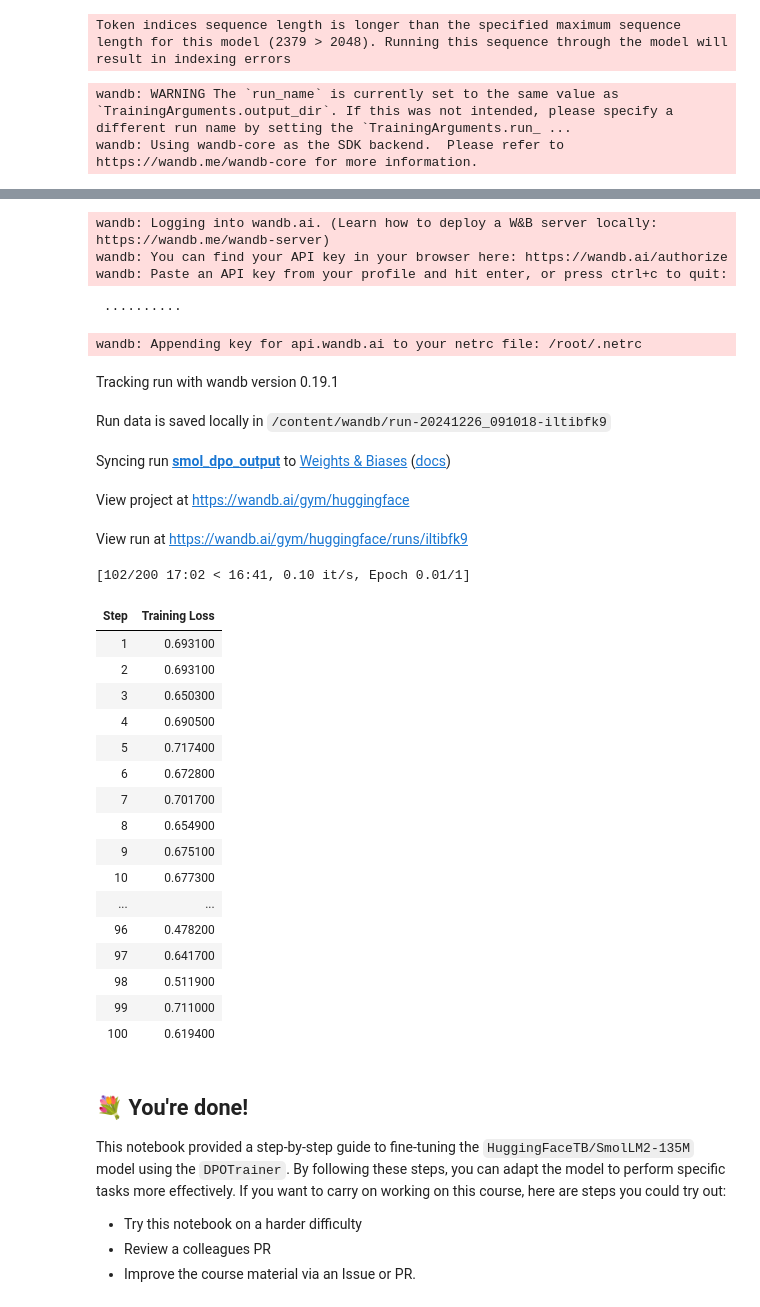
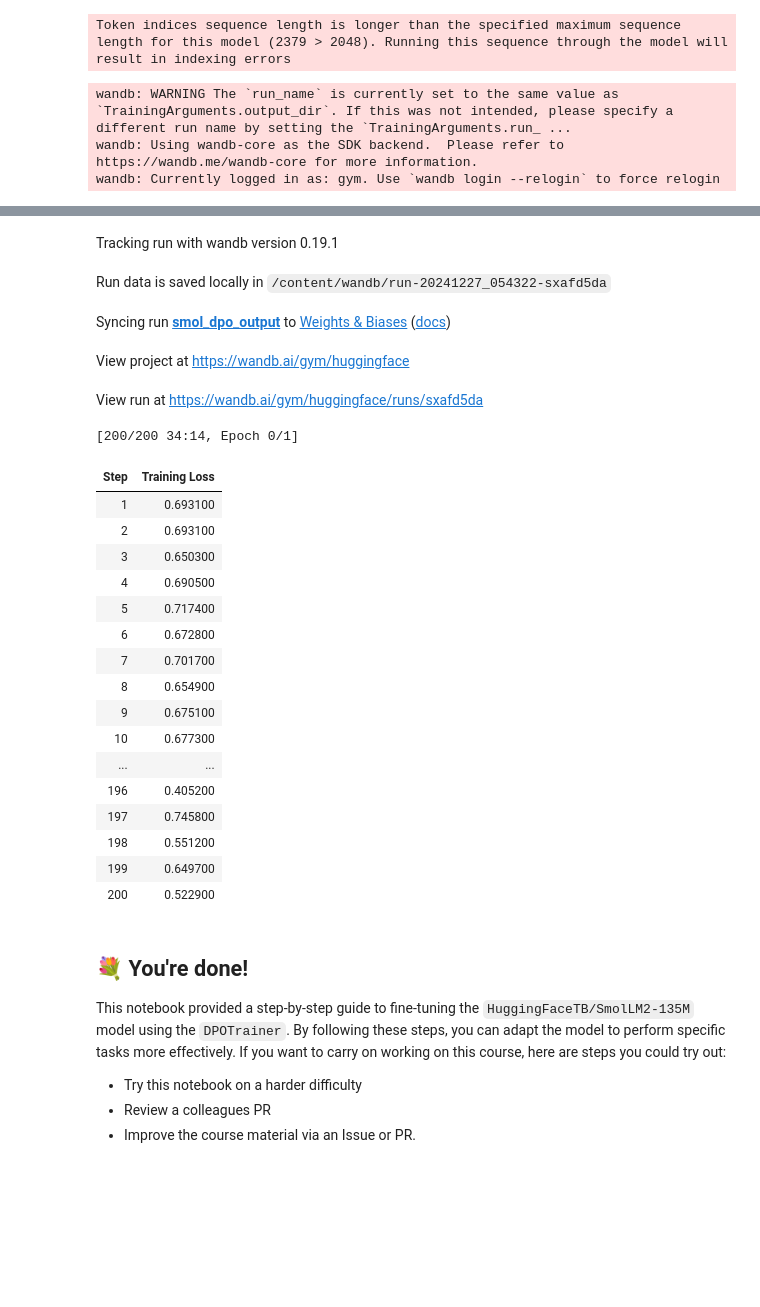
Before and after one commit to mathur-exe/smol-course, a Jupyter notebook: 2_preference_alignment/notebooks/dpo_finetuning_example.ipynb, the cells around one changed output, grey strips where cells are left out. Cells and saved outputs as stored; diff of their text form; code cells hidden in the pictures; blank space fills up the shorter version.

```diff
--- a/2_preference_alignment/notebooks/dpo_finetuning_example.ipynb
+++ b/2_preference_alignment/notebooks/dpo_finetuning_example.ipynb
@@ -151,6 +151,8 @@ trainer = DPOTrainer(
 # %% [output]
 Token indices sequence length is longer than the specified maximum sequence length for this model (2379 > 2048). Running this sequence through the model will result in indexing errors
 # %%
+os.environ["WANDB_API_KEY"] = "0c4ce13dc6d2df0604c3942a29da6ed7128e7b2f"
+
 # Train the model
 trainer.train()
 
@@ -163,3 +165,4 @@ if os.getenv("HF_TOKEN"):
 # %% [output]
 wandb: WARNING The `run_name` is currently set to the same value as `TrainingArguments.output_dir`. If this was not intended, please specify a different run name by setting the `TrainingArguments.run_ ...
 wandb: Using wandb-core as the SDK backend.  Please refer to https://wandb.me/wandb-core for more information.
+wandb: Currently logged in as: gym. Use `wandb login --relogin` to force relogin
@@ -167,31 +169,26 @@ wandb: Using wandb-core as the SDK backend.  Please refer to https://wandb.me/wa
-wandb: Logging into wandb.ai. (Learn how to deploy a W&B server locally: https://wandb.me/wandb-server)
-wandb: You can find your API key in your browser here: https://wandb.ai/authorize
-wandb: Paste an API key from your profile and hit enter, or press ctrl+c to quit:
- ··········
-wandb: Appending key for api.wandb.ai to your netrc file: /root/.netrc
 Tracking run with wandb version 0.19.1
-Run data is saved locally in /content/wandb/run-20241226_091018-iltibfk9
+Run data is saved locally in /content/wandb/run-20241227_054322-sxafd5da
 Syncing run smol_dpo_output to Weights & Biases (docs)
 View project at https://wandb.ai/gym/huggingface
-View run at https://wandb.ai/gym/huggingface/runs/iltibfk9
+View run at https://wandb.ai/gym/huggingface/runs/sxafd5da
-[102/200 17:02 < 16:41, 0.10 it/s, Epoch 0.01/1]
+[200/200 34:14, Epoch 0/1]
 | Step | Training Loss |
 | 1 | 0.693100 |
 | 2 | 0.693100 |
 | 3 | 0.650300 |
 | 4 | 0.690500 |
 | 5 | 0.717400 |
 | 6 | 0.672800 |
 | 7 | 0.701700 |
 | 8 | 0.654900 |
 | 9 | 0.675100 |
 | 10 | 0.677300 |
 | ... | ... |
-| 96 | 0.478200 |
-| 97 | 0.641700 |
-| 98 | 0.511900 |
-| 99 | 0.711000 |
-| 100 | 0.619400 |
+| 196 | 0.405200 |
+| 197 | 0.745800 |
+| 198 | 0.551200 |
+| 199 | 0.649700 |
+| 200 | 0.522900 |
 # %% [markdown]
 ## 💐 You're done!
 
```
Also changed, not shown: parts of 1 cell of this notebook.
